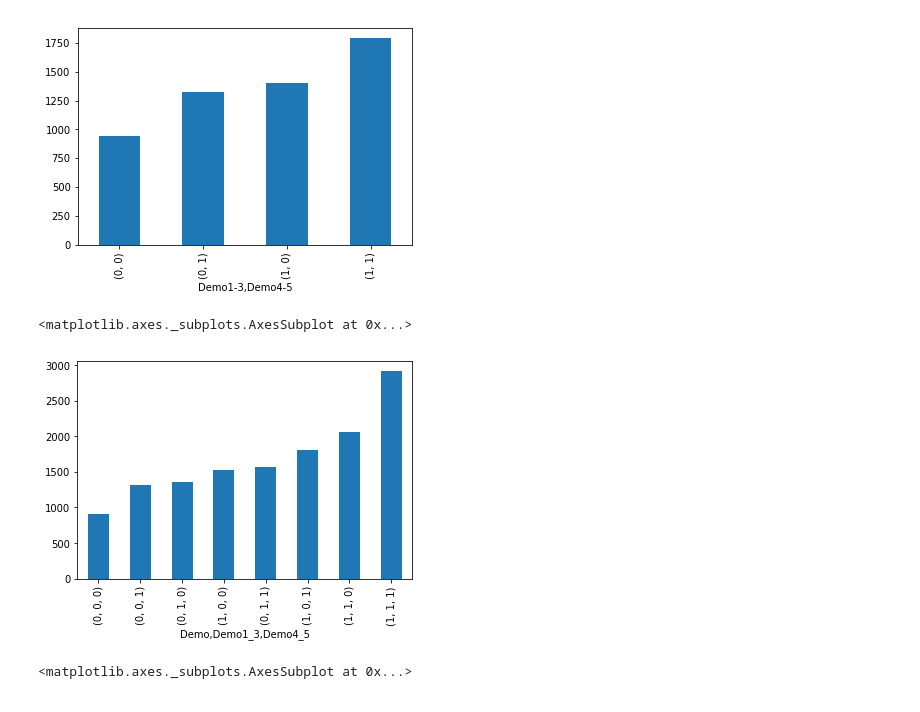
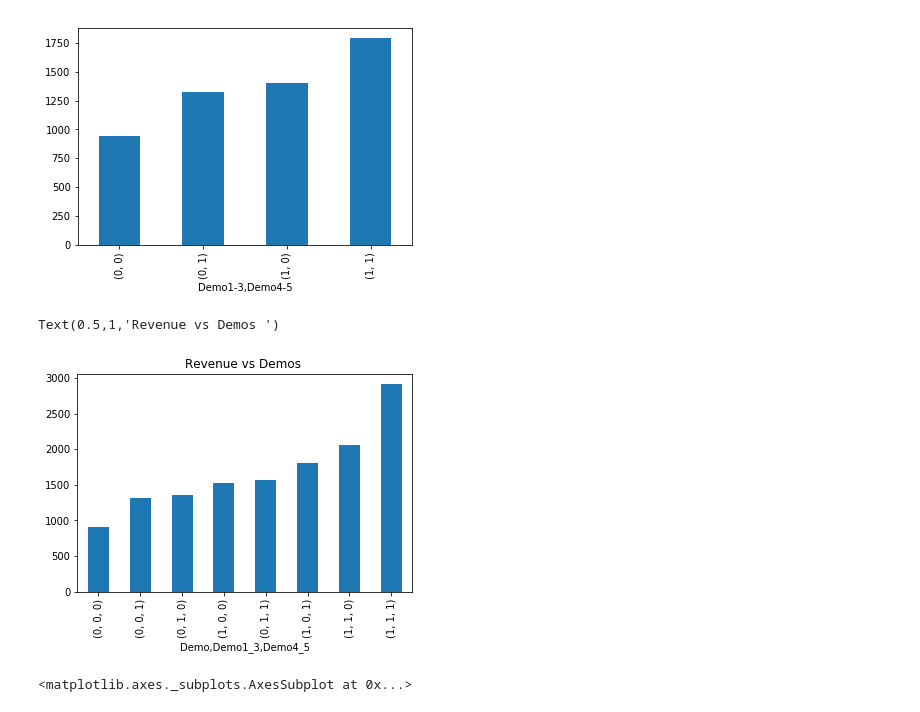
Before and after one commit to slerkpatomsak/ML-CaseStudy, a Jupyter notebook: goodbelly_casestudy.ipynb, the cells around one changed output. Saved outputs shown, nothing was run; the diff lists cells and outputs as text; code cells hidden in the pictures.

```diff
--- a/goodbelly_casestudy.ipynb
+++ b/goodbelly_casestudy.ipynb
@@ -802,9 +806,9 @@ groupby_demo15.Revenue.plot.bar()
 [figure]
 # %%
 groupby_demo05 = bellyfat.groupby(['Demo','Demo1_3','Demo4_5']).aggregate(np.mean).sort_values("Revenue")
-groupby_demo05.Revenue.plot.bar()
+groupby_demo05.Revenue.plot.bar().set_title("Revenue vs Demos ")
 # %% [output]
-<matplotlib.axes._subplots.AxesSubplot at 0x...>
+Text(0.5,1,'Revenue vs Demos ')
-[figure, old version]
+[figure, new version]
 # %%
 pyplot.figure(figsize=(15, 8))
```
Also changed, not shown: parts of 6 cells of this notebook.
